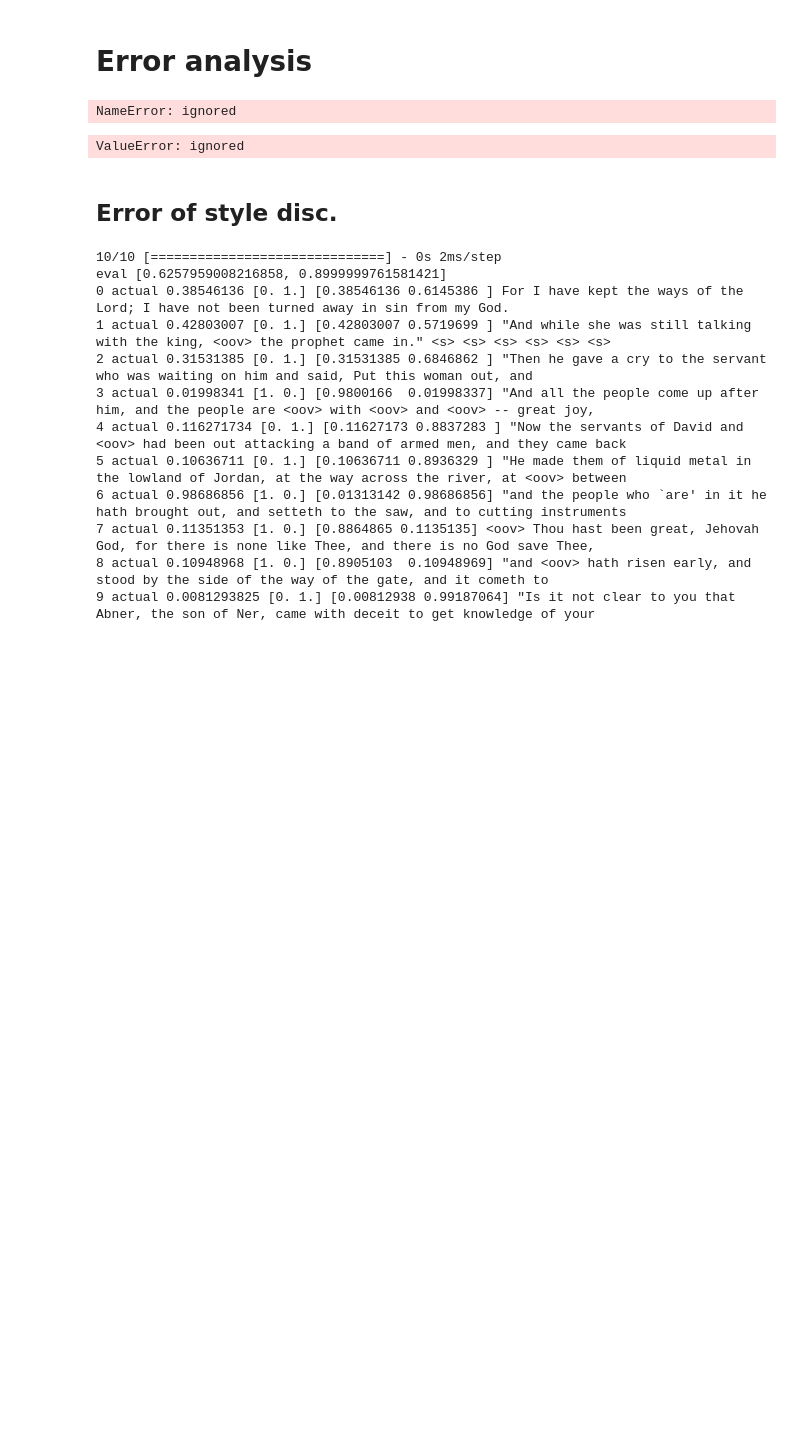
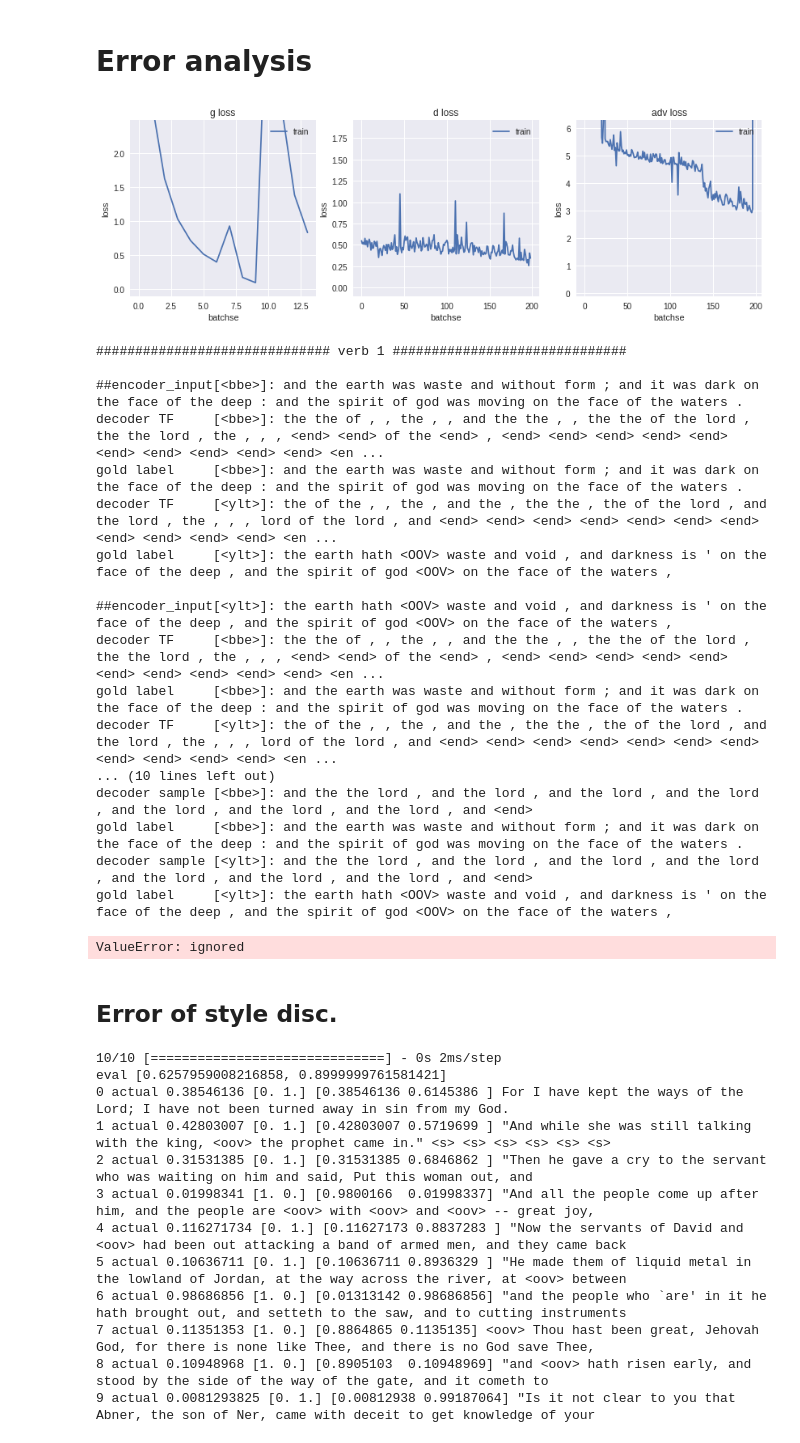
Before and after one commit to assaflehr/language-style-transfer, a Jupyter notebook: notebooks/keras_nlp.ipynb, the cells around one changed output. Cells and saved outputs as stored; diff of their text form; code cells hidden in the pictures; blank space fills up the shorter version.

```diff
--- a/notebooks/keras_nlp.ipynb
+++ b/notebooks/keras_nlp.ipynb
@@ -459,3 +115,10 @@ print(len(dataset.index2word))
+# %%
+
+#dataset = BibleDataset(URL_ROOT, ["asv", "bbe", "dby", "kjv", "wbt", "web", "ylt"], CSV_EXT)
+# differences: very old , formal: ylt . very dynamic, simple words: bbe, middle ground (5 similiar wbt)
+from dataset.bible import BibleDataset
+
+dataset = BibleDataset(files=["bbe", "ylt"])
 # %%
 import keras
 from keras.callbacks import ReduceLROnPlateau
@@ -781,2 +220,13 @@ adv_model.compile(optimizer='adam',
+# %%
+from models import D_G_Model
+
+model = D_G_Model(num_encoder_tokens=len(dataset.word2index),
+                      num_decoder_tokens=len(dataset.word2index),  #from dataset 3628
+                      style_out_size=len(dataset.style2index), #from dataset 2
+                      cuddlstm=True,
+                      latent_dim = 512, #twice the default. make it stronger! but slower
+                      bidi_encoder = True,
+                      adv_loss_weight=1.0,)
+model.build_all()
 # %% [markdown]
 # Sample and show sample
@@ -1089,10 +525,28 @@ d_classifier_model.h5  decoder_sampling_model.h5  encoder_model.h5  model.h5
 # %% [markdown]
 # Error analysis
 # %%
-show_sample('train',sample_id=[0,1,2,999],teacher_forcing=False)   #,8000+0
-print (' VAL '*10)                          #TEst with FALSE
-show_sample('val'  ,sample_id=[0,1,2,999],teacher_forcing=True)   #,8000+0
+#show_sample('test',sample_id=[0,1,2,999],teacher_forcing=False)   #,8000+0
+#print (' VAL '*10)                          #TEst with FALSE
+plt_all()
+sampler.show_sample(dataset,'train'  ,sample_ids=[1],teacher_forcing=True)   #,8000+0
 
-# VAL SO BAD , TOO MUCH OVERFIT . NOT ENOUGH DATA g0.5/2.5
+sampler.show_sample(dataset,'train'  ,sample_ids=[1],teacher_forcing=False)   #,8000+0
 # %% [output]
+[figure, added]
-NameError: ignored
+############################## verb 1 ##############################
+
+##encoder_input[<bbe>]: and the earth was waste and without form ; and it was dark on the face of the deep : and the spirit of god was moving on the face of the waters .
+decoder TF     [<bbe>]: the the of , , the , , and the the , , the the of the lord , the the lord , the , , , <end> <end> of the <end> , <end> <end> <end> <end> <end> <end> <end> <end> <end> <end> <en ...
+gold label     [<bbe>]: and the earth was waste and without form ; and it was dark on the face of the deep : and the spirit of god was moving on the face of the waters .
+decoder TF     [<ylt>]: the of the , , the , and the , the the , the of the lord , and the lord , the , , , lord of the lord , and <end> <end> <end> <end> <end> <end> <end> <end> <end> <end> <end> <en ...
+gold label     [<ylt>]: the earth hath <OOV> waste and void , and darkness is ' on the face of the deep , and the spirit of god <OOV> on the face of the waters ,
+
+##encoder_input[<ylt>]: the earth hath <OOV> waste and void , and darkness is ' on the face of the deep , and the spirit of god <OOV> on the face of the waters ,
+decoder TF     [<bbe>]: the the of , , the , , and the the , , the the of the lord , the the lord , the , , , <end> <end> of the <end> , <end> <end> <end> <end> <end> <end> <end> <end> <end> <end> <en ...
+gold label     [<bbe>]: and the earth was waste and without form ; and it was dark on the face of the deep : and the spirit of god was moving on the face of the waters .
+decoder TF     [<ylt>]: the of the , , the , and the , the the , the of the lord , and the lord , the , , , lord of the lord , and <end> <end> <end> <end> <end> <end> <end> <end> <end> <end> <end> <en ...
+... (10 lines left out)
+decoder sample [<bbe>]: and the the lord , and the lord , and the lord , and the lord , and the lord , and the lord , and the lord , and <end>
+gold label     [<bbe>]: and the earth was waste and without form ; and it was dark on the face of the deep : and the spirit of god was moving on the face of the waters .
+decoder sample [<ylt>]: and the the lord , and the lord , and the lord , and the lord , and the lord , and the lord , and the lord , and <end>
+gold label     [<ylt>]: the earth hath <OOV> waste and void , and darkness is ' on the face of the deep , and the spirit of god <OOV> on the face of the waters ,
```
Also changed, not shown: parts of 38 cells of this notebook.
